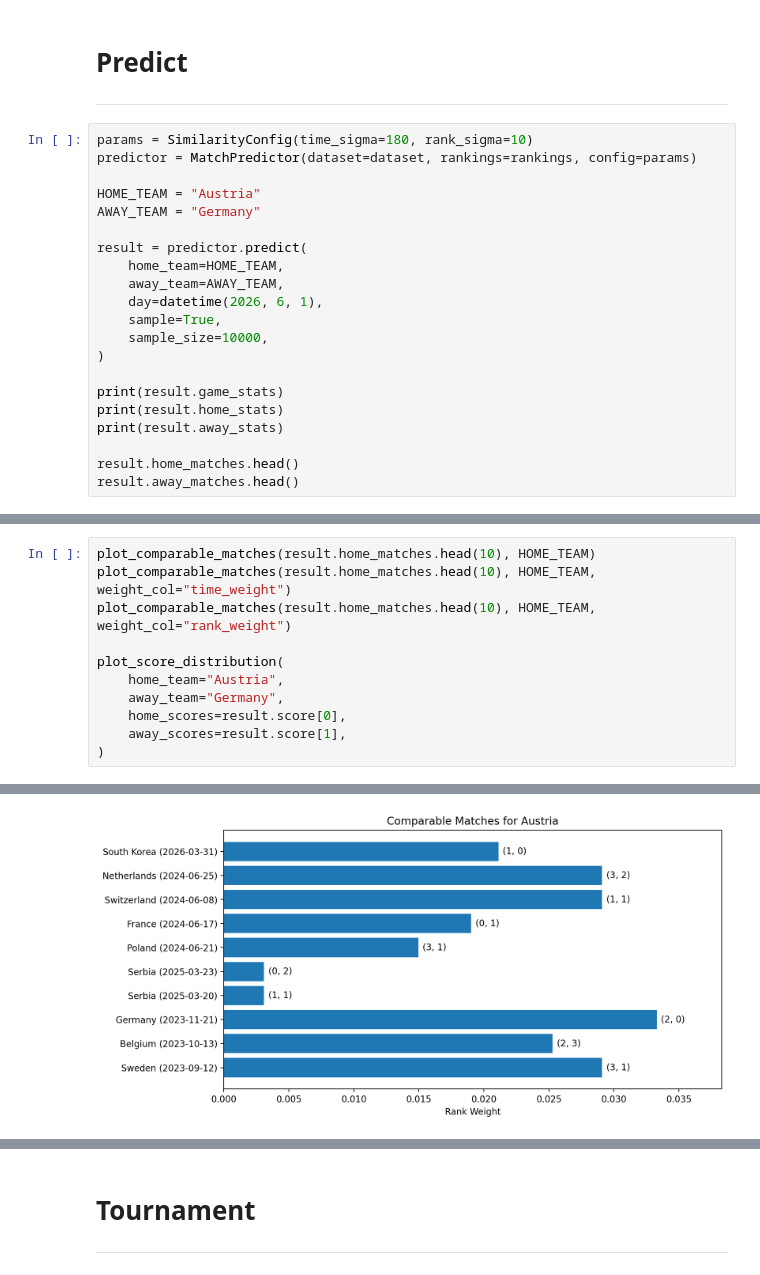
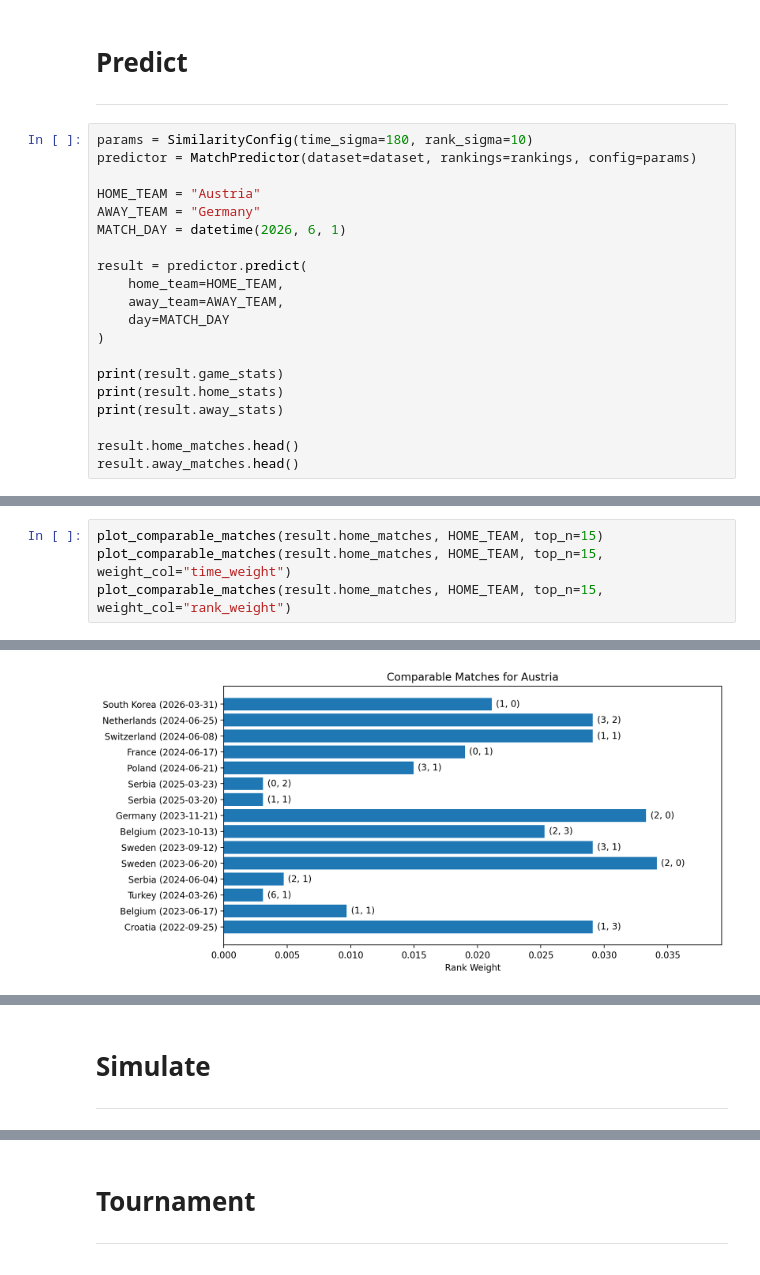
Before and after one commit to bernhard-pfann/soccer-predictions, a Jupyter notebook: main.ipynb, the cells around one changed output, grey strips where cells are left out. Cells and saved outputs as stored; diff of their text form.

```diff
--- a/main.ipynb
+++ b/main.ipynb
@@ -51,13 +51,12 @@ predictor = MatchPredictor(dataset=dataset, rankings=rankings, config=params)
 
 HOME_TEAM = "Austria"
 AWAY_TEAM = "Germany"
+MATCH_DAY = datetime(2026, 6, 1)
 
 result = predictor.predict(
     home_team=HOME_TEAM,
     away_team=AWAY_TEAM,
-    day=datetime(2026, 6, 1),
-    sample=True,
-    sample_size=10000,
+    day=MATCH_DAY
 )
 
 print(result.game_stats)
@@ -77,14 +76,7 @@ TeamStats(offense=np.float64(2.4234280844658382), defense=np.float64(1.651783988
 | 17985 | 2025-03-20 | Germany | Italy | 2 | 1 | 10 | 9 | 1 | ... |
 | 17872 | 2024-11-19 | Germany | Hungary | 1 | 1 | 11 | 32 | -21 | ... |
 # %%
-plot_comparable_matches(result.home_matches.head(10), HOME_TEAM)
-plot_comparable_matches(result.home_matches.head(10), HOME_TEAM, weight_col="time_weight")
-plot_comparable_matches(result.home_matches.head(10), HOME_TEAM, weight_col="rank_weight")
-
-plot_score_distribution(
-    home_team="Austria",
-    away_team="Germany",
-    home_scores=result.score[0],
-    away_scores=result.score[1],
-)
+plot_comparable_matches(result.home_matches, HOME_TEAM, top_n=15)
+plot_comparable_matches(result.home_matches, HOME_TEAM, top_n=15, weight_col="time_weight")
+plot_comparable_matches(result.home_matches, HOME_TEAM, top_n=15, weight_col="rank_weight")
 # %% [output]
@@ -93 +85 @@ plot_score_distribution(
-[figure, old version]
+[figure, new version]
@@ -94,0 +86,3 @@ plot_score_distribution(
+# %% [markdown]
+# Simulate
+***
```
Also changed, not shown: parts of 23 cells of this notebook.
